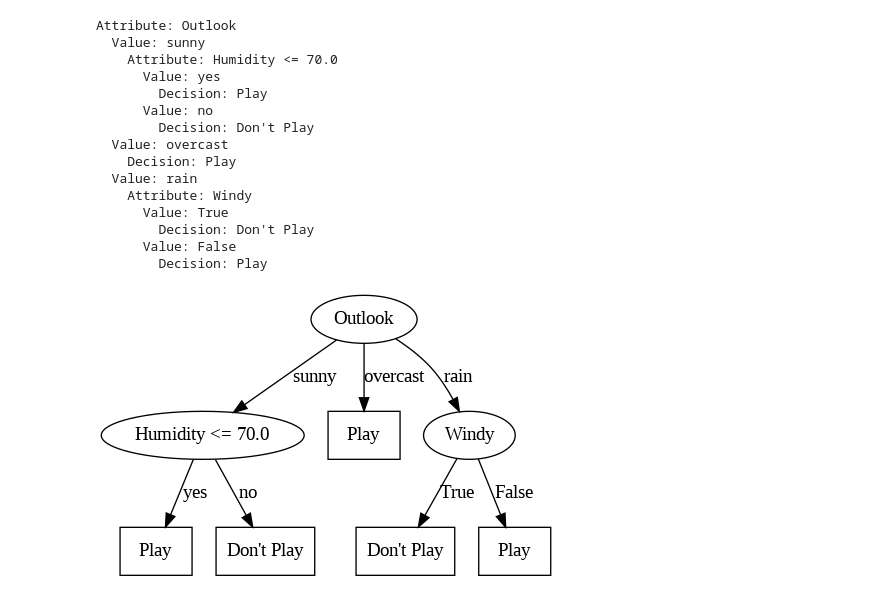
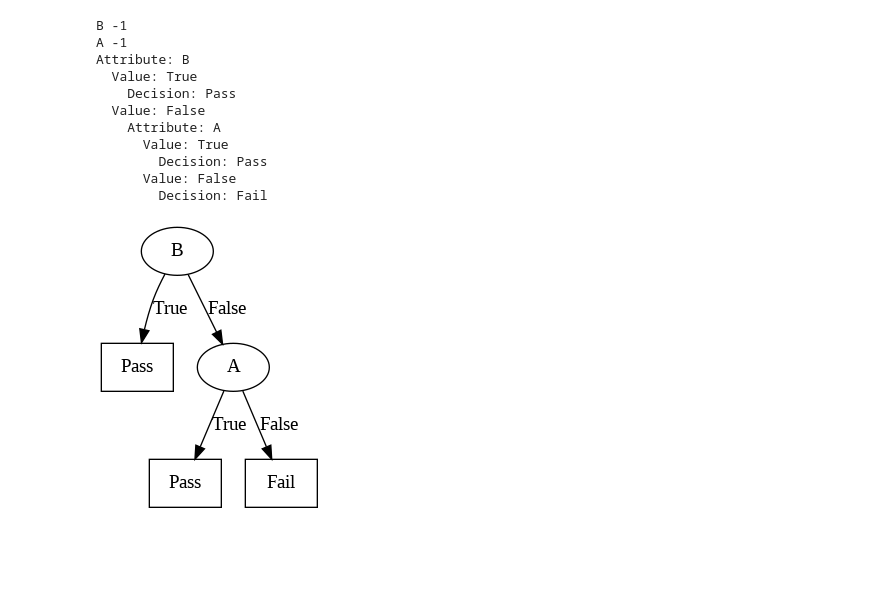
Before and after one commit to KayalvizhiT513/C4.5-Algorithm, a Jupyter notebook: C4_5_algorithm_handles_continuous_attribute_.ipynb, the cells around one changed output. Saved outputs shown, nothing was run; the diff lists cells and outputs as text; code cells hidden in the pictures; blank space fills up the shorter version.

```diff
--- a/C4_5_algorithm_handles_continuous_attribute_.ipynb
+++ b/C4_5_algorithm_handles_continuous_attribute_.ipynb
@@ -43,17 +44,18 @@ def c45(examples, target_attribute, attributes, root=None):
     root = TreeNode()
 
     # If all examples are positive, return a single-node tree with label = 'Play'
-    if all(example[target_attribute] == 'Play' for example in examples):
-        root.label = 'Play'
+    if all(example[target_attribute] == 'Pass' for example in examples):
+        root.label = 'Pass'
     # If all examples are negative, return a single-node tree with label = "Don't Play"
-    elif all(example[target_attribute] == "Don't Play" for example in examples):
-        root.label = "Don't Play"
+    elif all(example[target_attribute] == "Fail" for example in examples):
+        root.label = "Fail"
     # If attributes is empty, return a single-node tree with label = most common value of Targetattribute
     elif not attributes:
         root.label = most_common_value(examples, target_attribute)
     else:
         # Choose the best attribute to split on
         best_attribute, threshold = choose_best_attribute(examples, target_attribute, attributes)
+        print(best_attribute, threshold)
 
         # Split the examples based on the chosen attribute
         subsets = {}
@@ -65,9 +67,9 @@ def c45(examples, target_attribute, attributes, root=None):
         else:
             subsets['yes'] = [example for example in examples if float(example[best_attribute]) <= threshold]
             subsets['no'] = [example for example in examples if float(example[best_attribute]) > threshold]
-            best_attribute = f"{best_attribute} <= {threshold}"
-            root.attribute = best_attribute
-            attributes_dict[best_attribute] = ['yes', 'no']
+            best_attr = f"{best_attribute} <= {threshold}"
+            root.attribute = best_attr
+            attributes_dict[best_attr] = ['yes', 'no']
 
         for value in subsets:
             if not subsets[value]:
@@ -76,7 +78,9 @@ def c45(examples, target_attribute, attributes, root=None):
                 root.branches[value] = leaf
             else:
                 # Recursively add subtree
-                subtree = c45(subsets[value], target_attribute, [attr for attr in attributes if attr != best_attribute])
+                attr_list = deepcopy(attributes)
+                attr_list.remove(best_attribute)
+                subtree = c45(subsets[value], target_attribute, attr_list)
                 root.branches[value] = subtree
 
     return root
@@ -222,7 +230,7 @@ def print_tree(node, indent=0):
 import pandas as pd
 
 # Load data from Excel file
-file_path = '/content/Tennis_data.xlsx'
+file_path = '/content/Book11.xlsx'
 df = pd.read_excel(file_path)
 
 # Example attributes and target_attribute
@@ -238,44 +246,40 @@ attribute_type_mapping = {}
 # Iterate over columns and classify attributes
 for attribute in df.columns:
     # Check if an attribute is categorical or continuous
     is_float = pd.to_numeric(df[attribute], errors='coerce').notnull().all()
     num_unique_values = df[attribute].nunique()
 
     if is_float and num_unique_values > 2:
         attribute_type_mapping[attribute] = 1  # Continuous
     else:
         attribute_type_mapping[attribute] = 0  # Categorical
 
 # Example usage
 tree = c45(df.to_dict(orient='records'), target_attribute, attributes)
 print_tree(tree)
 
 # Create a Digraph object
 dot = Digraph(comment='Tree')
 
 # Add nodes and edges to the Digraph
 tree.add_to_dot(dot)
 
 # Render the tree in Colab
 dot.render(filename='tree1', format='png', cleanup=True, engine='dot')
 
 # Display the tree image in Colab
 from IPython.display import Image
 Image(filename='tree1.png')
 # %% [output]
-Attribute: Outlook
-  Value: sunny
-    Attribute: Humidity <= 70.0
-      Value: yes
-        Decision: Play
-      Value: no
-        Decision: Don't Play
-  Value: overcast
-    Decision: Play
-  Value: rain
-    Attribute: Windy
+B -1
+A -1
+Attribute: B
+  Value: True
+    Decision: Pass
+  Value: False
+    Attribute: A
       Value: True
-        Decision: Don't Play
+        Decision: Pass
       Value: False
-        Decision: Play
+        Decision: Fail
-[figure, old version]
+[figure, new version]
```
Also changed, not shown: parts of 4 cells of this notebook.
